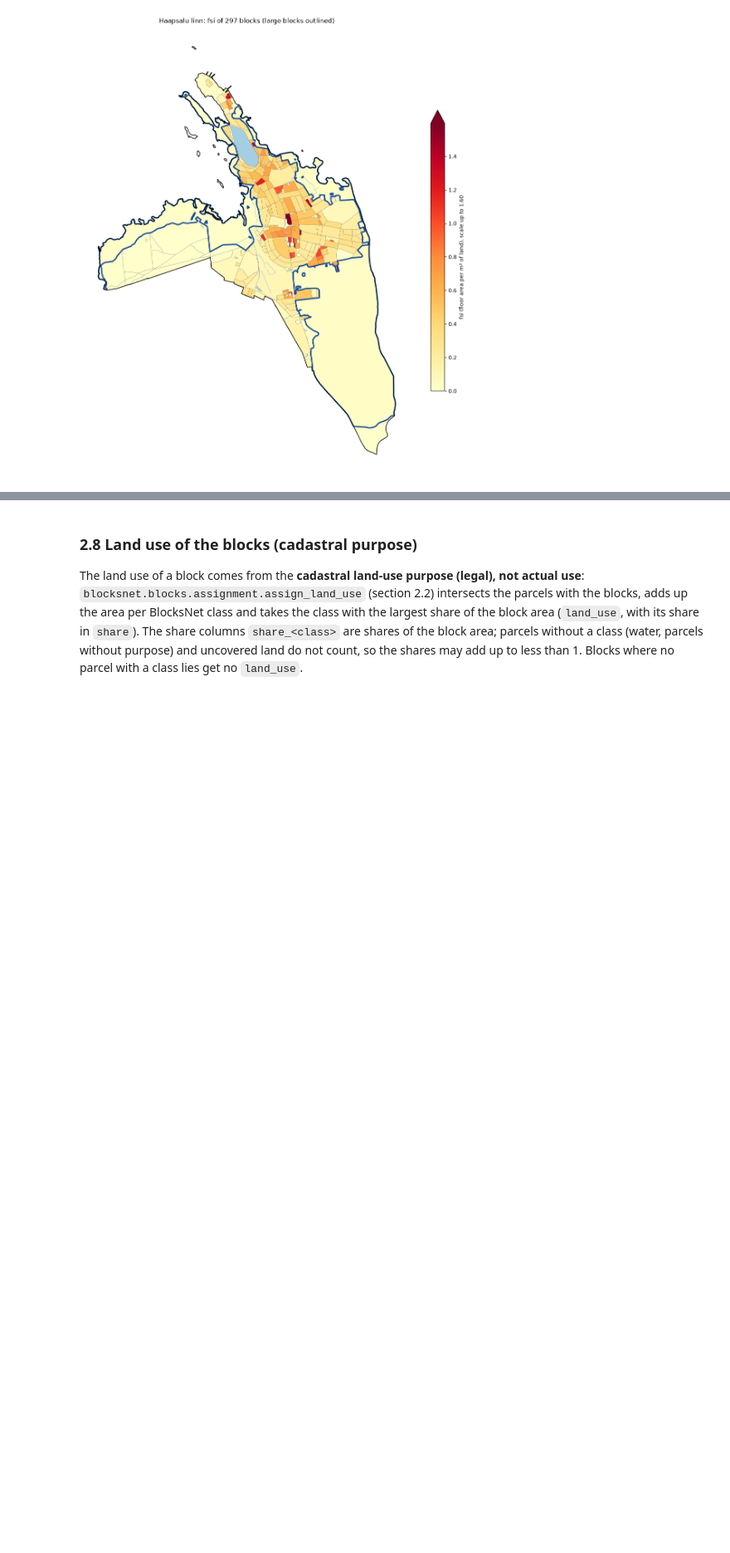
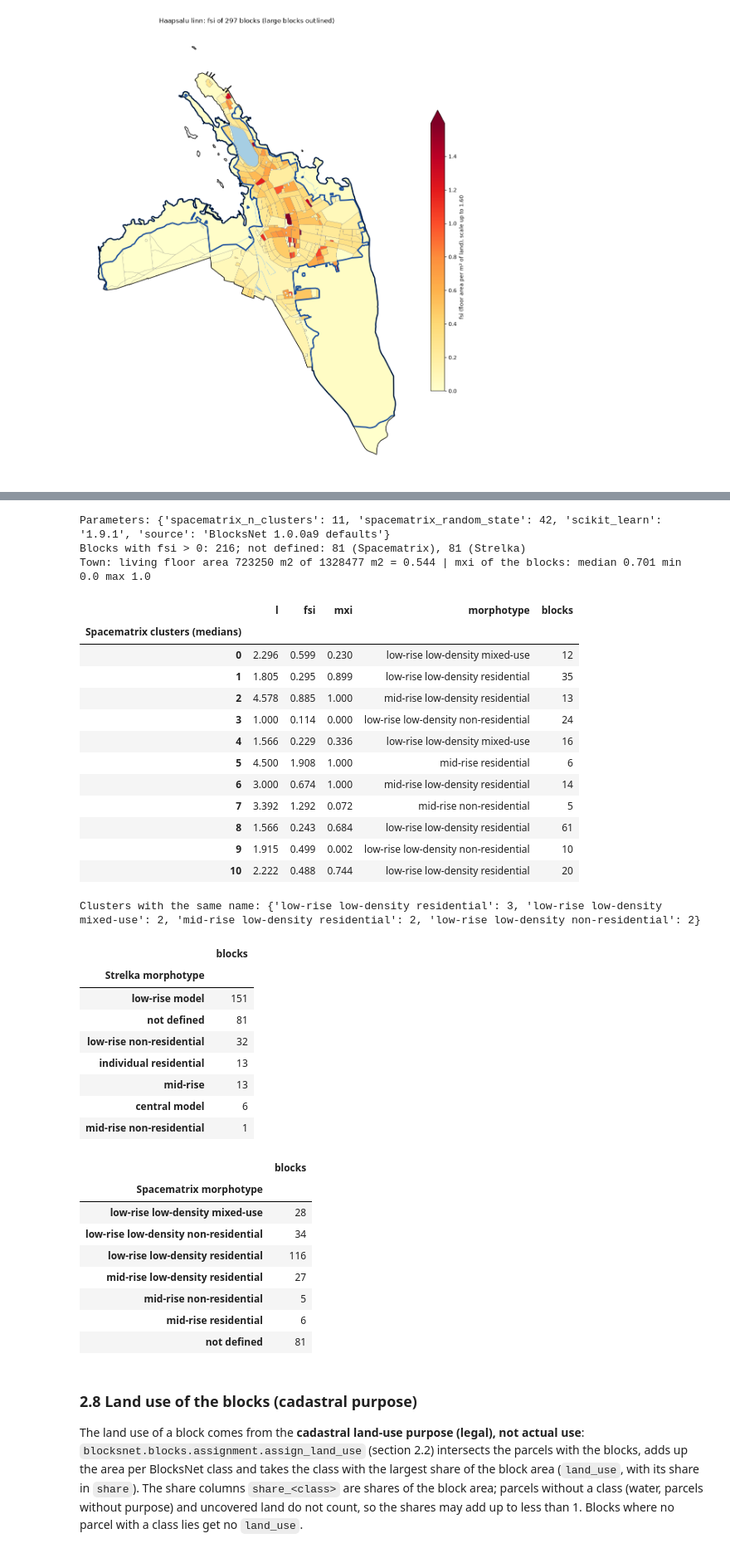
Before and after one commit to aleks-nab/haapsalu-urban-blocks, a Jupyter notebook: notebook.ipynb, the cells around one changed output, grey strips where cells are left out. Shown at 83% size. Cells and saved outputs as stored; diff of their text form; code cells hidden in the pictures; blank space fills up the shorter version.

```diff
--- a/notebook.ipynb
+++ b/notebook.ipynb
@@ -1018,19 +1018,21 @@ blocks["population_block"] = population * net_by_block / dwellings["suletud_neto
 # Buildings belong to the block that contains their inside point; footprints are not cut at block borders.
 floor_area_all = buildings_off["footprint_m2"] * buildings_off["floors"]
 all_points = gpd.GeoDataFrame({"footprint": buildings_off["footprint_m2"], "floor_area": floor_area_all,
+                               "living_area": floor_area_all.where(buildings_off["is_dwelling"], 0.0),
                                "floor_area_estimated": floor_area_all.where(buildings_off["floors_source"] != "registry", 0)},
                               geometry=buildings_off.representative_point(), crs=CRS)
 sums = (gpd.sjoin(blocks[["geometry"]], all_points, predicate="contains").groupby(level=0)
-        [["footprint", "floor_area", "floor_area_estimated"]].sum().reindex(blocks.index).fillna(0))
+        [["footprint", "floor_area", "living_area", "floor_area_estimated"]].sum().reindex(blocks.index).fillna(0))
 site = blocks.geometry.area
 blocks["floor_area_official_m2"] = sums["floor_area"].round(1)
 bn_in = pd.DataFrame({"site_area": site, "footprint_area": sums["footprint"], "build_floor_area": sums["floor_area"],
-                      "living_area": 0.0})  # living_area is required by the BlocksNet schema; only its mxi uses it
-bn_out = calculate_density_indicators(bn_in)  # BlocksNet: fsi, gsi, l, osr (and mxi, living shares, not used)
+                      "living_area": sums["living_area"]})  # gross floor area of the buildings with is_dwelling (whole building)
+bn_out = calculate_density_indicators(bn_in)  # BlocksNet: fsi, gsi, l, osr, mxi (living shares are not used)
 blocks["gsi"] = bn_out["gsi"]
 blocks["fsi"] = bn_out["fsi"]
 blocks["l"] = bn_out["l"].where(bn_out["gsi"] > 0)      # empty if gsi = 0 (BlocksNet gives NaN or inf)
 blocks["osr"] = bn_out["osr"].where(bn_out["fsi"] > 0)  # empty if fsi = 0 (BlocksNet gives NaN or inf)
+blocks["mxi"] = bn_out["mxi"].where(bn_out["fsi"] > 0)  # empty if the block has no floor area (0 / 0)
 blocks["share_floors_estimated"] = (sums["floor_area_estimated"] / sums["floor_area"]).where(sums["floor_area"] > 0)
 
 # Land use of the blocks from the cadastral purpose of the parcels: the legal purpose, not the actual use.
@@ -1294,3 +1314,65 @@ plt.show()
+# %%
+import sklearn
+from blocksnet.analysis.morphotypes import get_spacematrix_morphotypes, get_strelka_morphotypes
+
+mx_in = pd.DataFrame({"l": blocks["l"].fillna(0.0), "fsi": blocks["fsi"], "mxi": blocks["mxi"].fillna(0.0)}, index=blocks.index)
+sm_blocks, sm_clusters = get_spacematrix_morphotypes(mx_in)
+st_blocks = get_strelka_morphotypes(mx_in)
+blocks["morphotype_spacematrix"] = sm_blocks["morphotype"].reindex(blocks.index).fillna("not defined")
+blocks["spacematrix_cluster"] = sm_blocks["cluster"].reindex(blocks.index).astype("Int64")
+blocks["morphotype_strelka"] = st_blocks["morphotype"].reindex(blocks.index).fillna("not defined")
+blocks.to_file(DATA / "blocks.geojson", driver="GeoJSON")
+
+morphotype_params = {"spacematrix_n_clusters": 11, "spacematrix_random_state": 42, "scikit_learn": sklearn.__version__,
+                     "source": "BlocksNet 1.0.0a9 defaults"}
+print("Parameters:", morphotype_params)
+developed = blocks[blocks["fsi"] > 0]
+print(f"Blocks with fsi > 0: {len(developed)}; not defined: {int((blocks['morphotype_spacematrix'] == 'not defined').sum())} (Spacematrix), "
+      f"{int((blocks['morphotype_strelka'] == 'not defined').sum())} (Strelka)")
+print("Town: living floor area", round(float(sums["living_area"].sum())), "m2 of", round(float(sums["floor_area"].sum())),
+      "m2 =", round(float(sums["living_area"].sum() / sums["floor_area"].sum()), 3), "| mxi of the blocks: median", round(float(developed["mxi"].median()), 3),
+      "min", round(float(developed["mxi"].min()), 3), "max", round(float(developed["mxi"].max()), 3))
+cl = sm_clusters[["l", "fsi", "mxi", "morphotype"]].round(3).join(blocks.groupby("spacematrix_cluster").size().rename("blocks"))
+display(cl.rename_axis("Spacematrix clusters (medians)"))
+print("Clusters with the same name:", {k: v for k, v in cl["morphotype"].value_counts().items() if v > 1})
+display(blocks["morphotype_strelka"].value_counts().rename_axis("Strelka morphotype").to_frame("blocks"))
+display(blocks.groupby("morphotype_spacematrix").size().rename_axis("Spacematrix morphotype").to_frame("blocks"))
+# %% [output]
+Parameters: {'spacematrix_n_clusters': 11, 'spacematrix_random_state': 42, 'scikit_learn': '1.9.1', 'source': 'BlocksNet 1.0.0a9 defaults'}
+Blocks with fsi > 0: 216; not defined: 81 (Spacematrix), 81 (Strelka)
+Town: living floor area 723250 m2 of 1328477 m2 = 0.544 | mxi of the blocks: median 0.701 min 0.0 max 1.0
+|  | l | fsi | mxi | morphotype | blocks |
+| Spacematrix clusters (medians) |  |  |  |  |  |
+| 0 | 2.296 | 0.599 | 0.230 | low-rise low-density mixed-use | 12 |
+| 1 | 1.805 | 0.295 | 0.899 | low-rise low-density residential | 35 |
+| 2 | 4.578 | 0.885 | 1.000 | mid-rise low-density residential | 13 |
+| 3 | 1.000 | 0.114 | 0.000 | low-rise low-density non-residential | 24 |
+| 4 | 1.566 | 0.229 | 0.336 | low-rise low-density mixed-use | 16 |
+| 5 | 4.500 | 1.908 | 1.000 | mid-rise residential | 6 |
+| 6 | 3.000 | 0.674 | 1.000 | mid-rise low-density residential | 14 |
+| 7 | 3.392 | 1.292 | 0.072 | mid-rise non-residential | 5 |
+| 8 | 1.566 | 0.243 | 0.684 | low-rise low-density residential | 61 |
+| 9 | 1.915 | 0.499 | 0.002 | low-rise low-density non-residential | 10 |
+| 10 | 2.222 | 0.488 | 0.744 | low-rise low-density residential | 20 |
+Clusters with the same name: {'low-rise low-density residential': 3, 'low-rise low-density mixed-use': 2, 'mid-rise low-density residential': 2, 'low-rise low-density non-residential': 2}
+|  | blocks |
+| Strelka morphotype |  |
+| low-rise model | 151 |
+| not defined | 81 |
+| low-rise non-residential | 32 |
+| individual residential | 13 |
+| mid-rise | 13 |
+| central model | 6 |
+| mid-rise non-residential | 1 |
+|  | blocks |
+| Spacematrix morphotype |  |
+| low-rise low-density mixed-use | 28 |
+| low-rise low-density non-residential | 34 |
+| low-rise low-density residential | 116 |
+| mid-rise low-density residential | 27 |
+| mid-rise non-residential | 5 |
+| mid-rise residential | 6 |
+| not defined | 81 |
 # %% [markdown]
 ### 2.8 Land use of the blocks (cadastral purpose)
 
```
Also changed, not shown: parts of 6 cells of this notebook, 12 other files.
